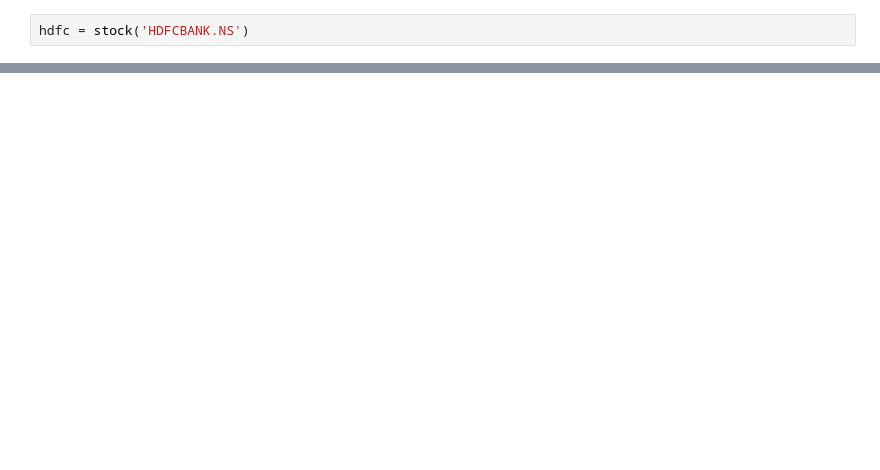
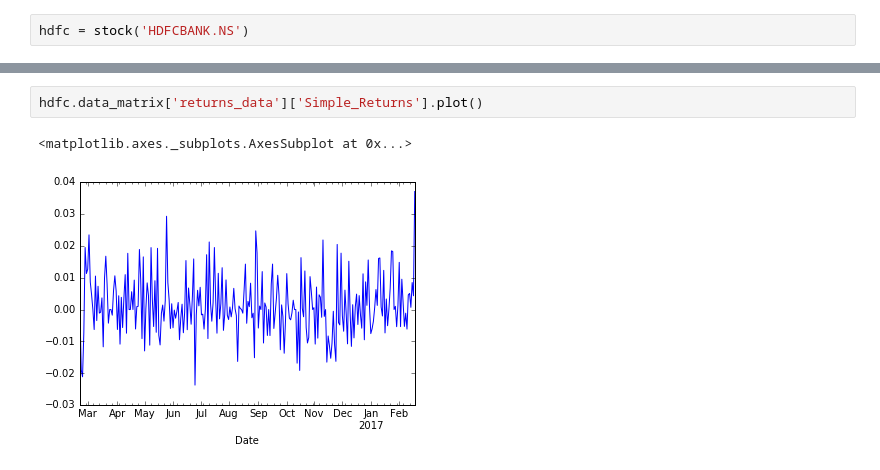
Before and after one commit to kshiitijee/Time_Series, a Jupyter notebook: Stock_Analysis.ipynb, the cells around one changed output, grey strips where cells are left out. Saved outputs shown, nothing was run; the diff lists cells and outputs as text; blank space fills up the shorter version.

Commit message:
Building data code

```diff
--- a/Stock_Analysis.ipynb
+++ b/Stock_Analysis.ipynb
@@ -312,0 +16,5 @@ calc_cdf(b['2015':'2016']['Simple_Returns'])
+# %%
+hdfc.data_matrix['returns_data']['Simple_Returns'].plot()
+# %% [output]
+<matplotlib.axes._subplots.AxesSubplot at 0x...>
+[figure, added]
```
Also changed, not shown: parts of 13 cells of this notebook, 1 other file.
